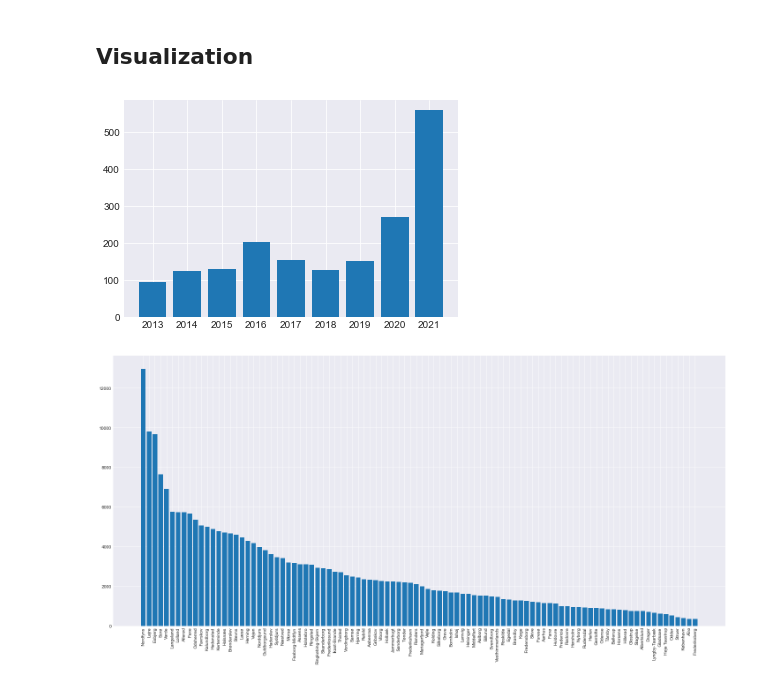
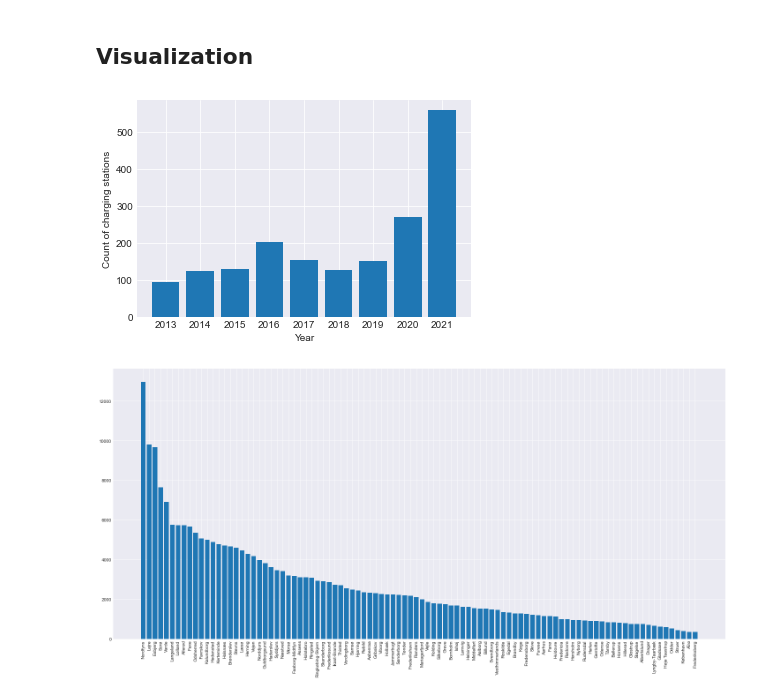
Before and after one commit to jacdals97/EV_Project, a Jupyter notebook: chargers/stander_data_generation.ipynb, the cells around one changed output. Cells and saved outputs as stored; diff of their text form; code cells hidden in the pictures.

```diff
--- a/chargers/stander_data_generation.ipynb
+++ b/chargers/stander_data_generation.ipynb
@@ -175,10 +175,12 @@ df.to_pickle("standers.pickle")
 # %%
 by_year = df.groupby("year").size()
 plt.bar(by_year.keys(), by_year.values)
 plt.xticks(ticks=by_year.keys(), labels=by_year.keys())
-plt.show()
+plt.xlabel("Year")
+plt.ylabel("Count of charging stations")
+plt.savefig("count_by_year.png")
 # %% [output]
-[figure, old version]
+[figure, new version]
 # %%
 avg_closest = df.groupby("municipality").mean()["closest_in_meters"].sort_values(ascending=False)
 
```
Also changed, not shown: parts of 22 cells of this notebook.
